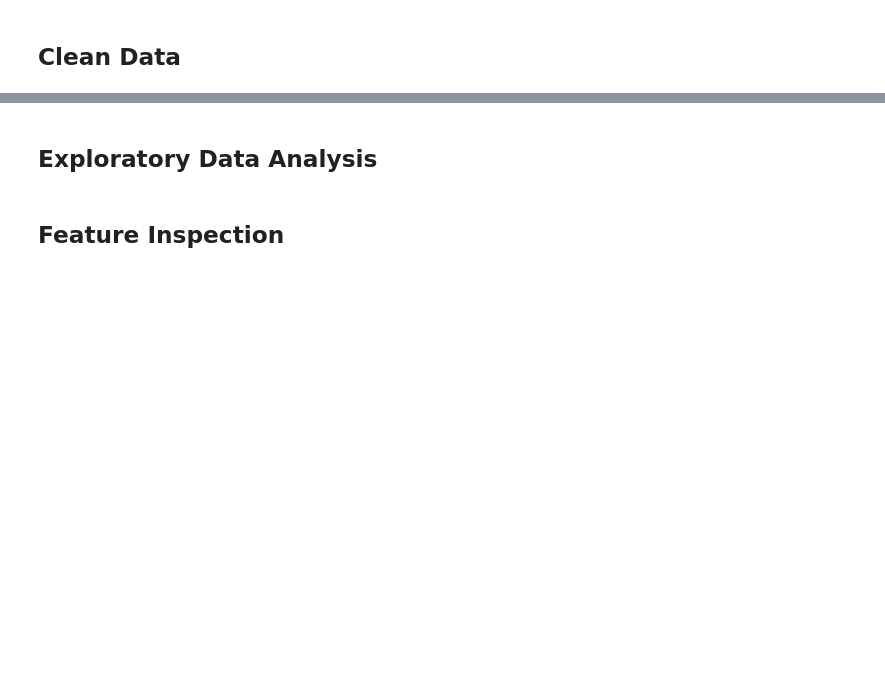
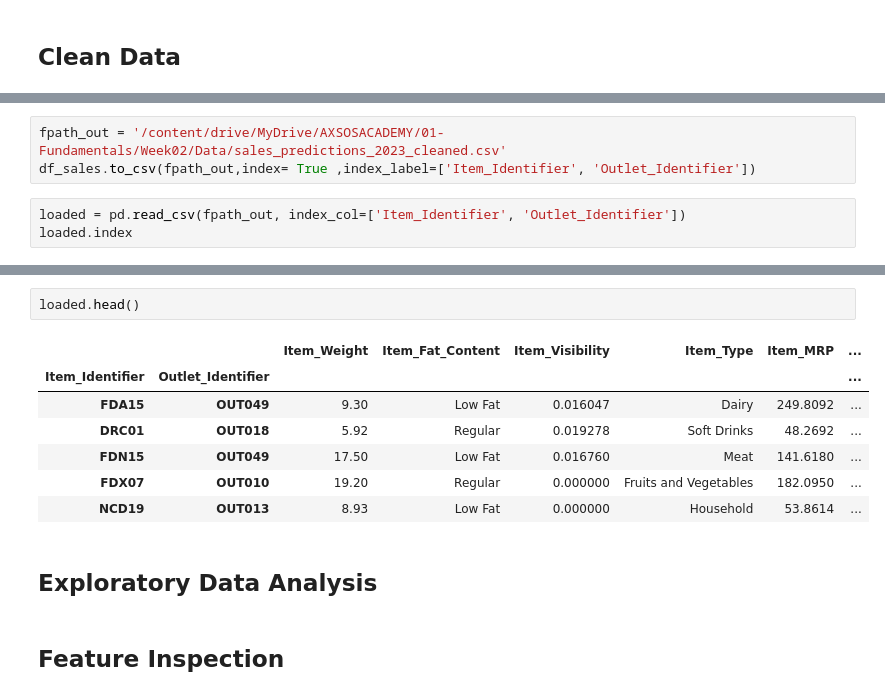
Before and after one commit to Bisan-Abuzubaida/Prediction-of-Product-Sales, a Jupyter notebook: Prediction_of_Product_Sales.ipynb, the cells around one changed output, grey strips where cells are left out. Drawn from its saved outputs; the diff is of its cells as text; blank space fills up the shorter version.

```diff
--- a/Prediction_of_Product_Sales.ipynb
+++ b/Prediction_of_Product_Sales.ipynb
@@ -12,0 +424,6 @@
+# %%
+fpath_out = '/content/drive/MyDrive/AXSOSACADEMY/01-Fundamentals/Week02/Data/sales_predictions_2023_cleaned.csv'
+df_sales.to_csv(fpath_out,index= True ,index_label=['Item_Identifier', 'Outlet_Identifier'])
+# %%
+loaded = pd.read_csv(fpath_out, index_col=['Item_Identifier', 'Outlet_Identifier'])
+loaded.index
@@ -13,3 +448,13 @@
+# %%
+loaded.head()
+# %% [output]
+|  |  | Item_Weight | Item_Fat_Content | Item_Visibility | Item_Type | Item_MRP | ... |
+| Item_Identifier | Outlet_Identifier |  |  |  |  |  | ... |
+| FDA15 | OUT049 | 9.30 | Low Fat | 0.016047 | Dairy | 249.8092 | ... |
+| DRC01 | OUT018 | 5.92 | Regular | 0.019278 | Soft Drinks | 48.2692 | ... |
+| FDN15 | OUT049 | 17.50 | Low Fat | 0.016760 | Meat | 141.6180 | ... |
+| FDX07 | OUT010 | 19.20 | Regular | 0.000000 | Fruits and Vegetables | 182.0950 | ... |
+| NCD19 | OUT013 | 8.93 | Low Fat | 0.000000 | Household | 53.8614 | ... |
 # %% [markdown]
 ## Exploratory Data Analysis
 # %% [markdown]
```
Also changed, not shown: parts of 42 cells of this notebook.
